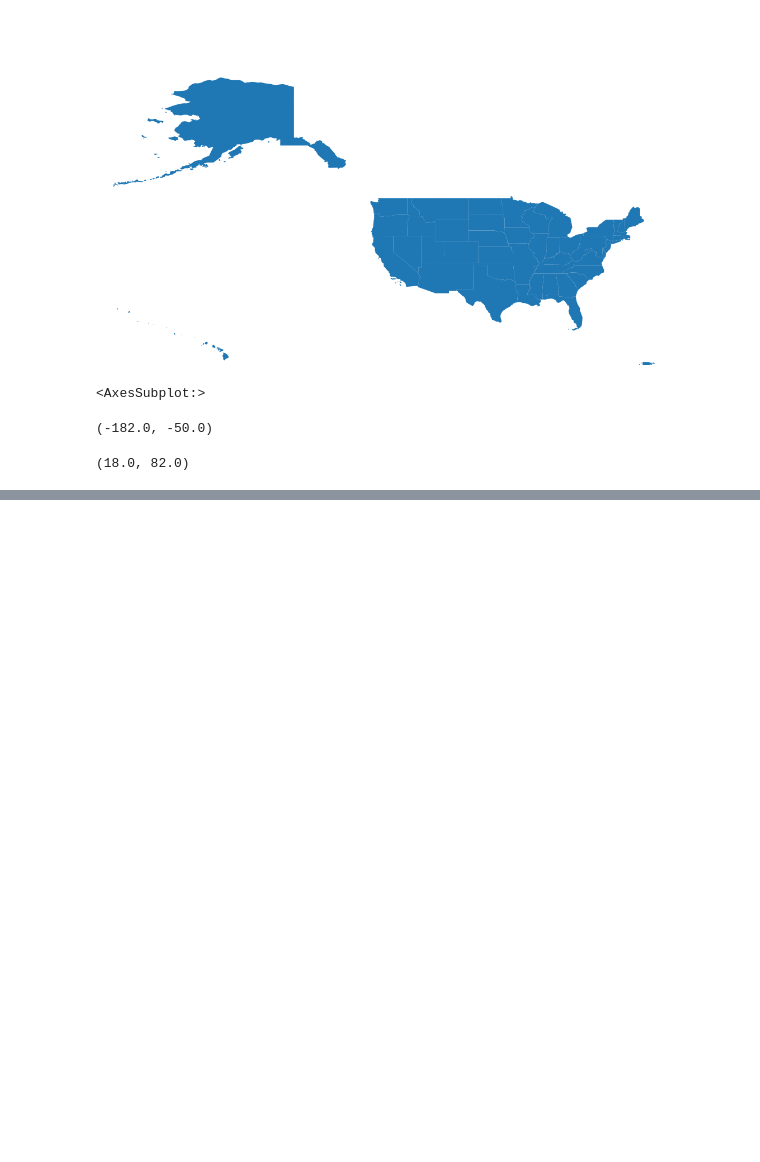
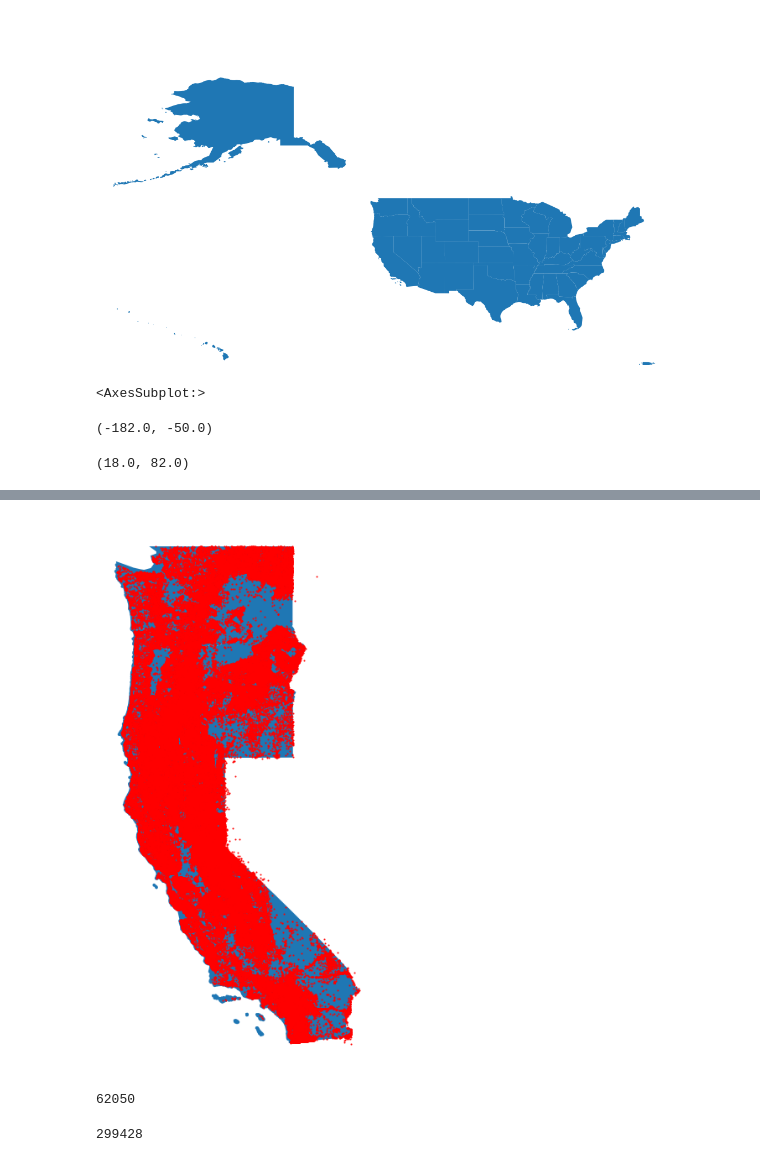
Before and after one commit to tcparchem/CS-418-Semester-Project, a Jupyter notebook: Analysis of Fire Start Data.ipynb, the cells around one changed output, grey strips where cells are left out. Saved outputs shown, nothing was run; the diff lists cells and outputs as text; code cells hidden in the pictures; blank space fills up the shorter version.

Commit message:
filter small fires and states to CA, WA, OR

```diff
--- a/Analysis of Fire Start Data.ipynb
+++ b/Analysis of Fire Start Data.ipynb
@@ -123,6 +128,6 @@ geoUSData.plot(ax = ax, markersize = 1, color = "red", marker = "o")
 (-182.0, -50.0)
 (18.0, 82.0)
 # %%
-# Filter data down to only CA wildfires
-caData = data[data['stateprov'].isin(['CA'])]
-print(caData['year'].describe())
+# Filter data down to only West Coast wildfires
+westCoastData = usData[usData['stateprov'].isin(['CA', 'WA', 'OR'])]
+print(westCoastData['year'].describe())
@@ -129,4 +144,4 @@ print(caData['year'].describe())
 # %%
 #Create points from lat and long
-geometry = [Point(xy) for xy in zip( caData['longitude'], caData['latitude'])]
+geometry = [Point(xy) for xy in zip( westCoastData['longitude'], westCoastData['latitude'])]
 geometry[:3]
@@ -133,5 +152,5 @@ geometry[:3]
 # %%
 #Specify Co-ordinate reference system, Create geodataframe
 crs = { 'init': 'epsg:4326' }
-geoCAData = gpd.GeoDataFrame(caData, crs = crs, geometry = geometry)
-geoCAData.head()
+geoWCData = gpd.GeoDataFrame(westCoastData, crs = crs, geometry = geometry)
+geoWCData.head()
@@ -149,0 +183,16 @@ geoCAData.plot(ax = ax, markersize = 1, color = "red", marker = "o")
+# %%
+fig, ax = pyplt.subplots(figsize = (12, 12))
+westCoastMap.plot(ax = ax);
+geoWCData.plot(ax = ax, markersize = 1, color = "red", marker = "o");
+ax.set_axis_off();
+# %% [output]
+[figure, added]
+# %%
+#Lightning started fires
+len(westCoastData[westCoastData['cause1'] == 1])
+# %% [output]
+62050
+# %%
+len(westCoastData['area_ha'])
+# %% [output]
+299428
```
Also changed, not shown: parts of 12 cells of this notebook.
